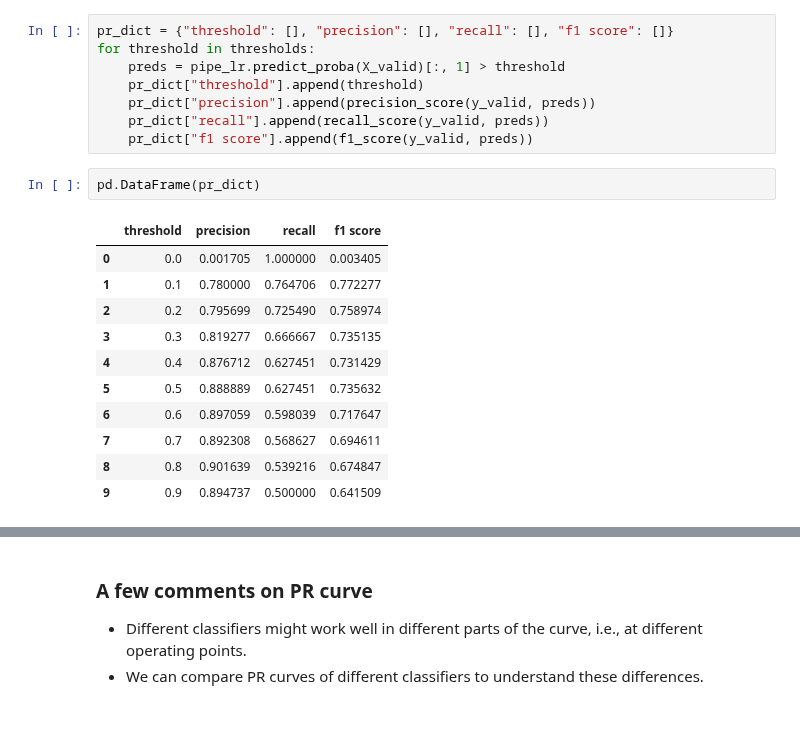
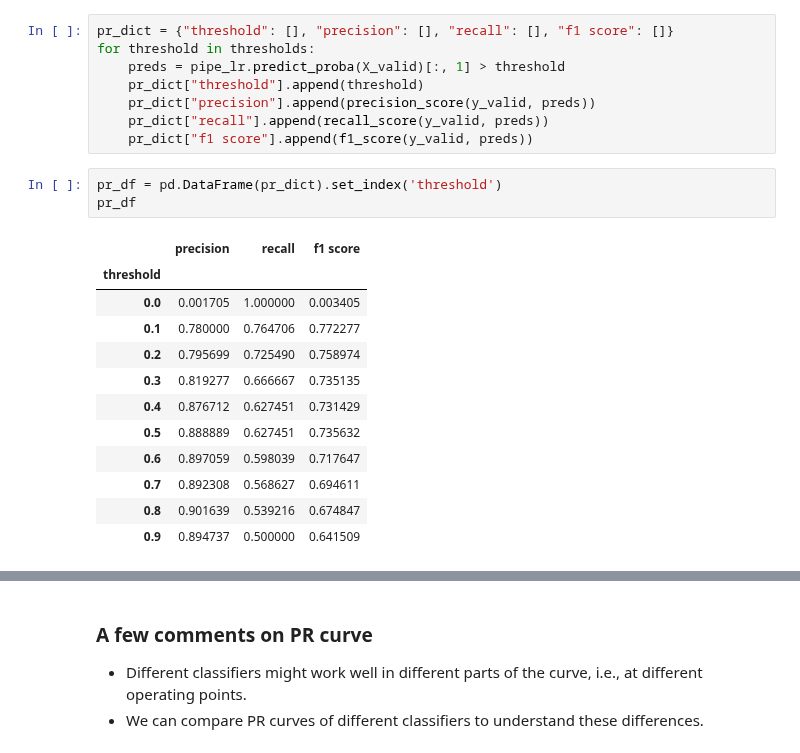
Before and after one commit to UBC-CS/cpsc330-2023s, a Jupyter notebook: lectures/09_classification-metrics.ipynb, the cells around one changed output, grey strips where cells are left out. Cells and saved outputs as stored; diff of their text form; blank space fills up the shorter version.

```diff
--- a/lectures/09_classification-metrics.ipynb
+++ b/lectures/09_classification-metrics.ipynb
@@ -616,17 +688,19 @@ for threshold in thresholds:
     pr_dict["precision"].append(precision_score(y_valid, preds))
     pr_dict["recall"].append(recall_score(y_valid, preds))
     pr_dict["f1 score"].append(f1_score(y_valid, preds))
-# %%
-pd.DataFrame(pr_dict)
-# %% [output]
-|  | threshold | precision | recall | f1 score |
-| 0 | 0.0 | 0.001705 | 1.000000 | 0.003405 |
-| 1 | 0.1 | 0.780000 | 0.764706 | 0.772277 |
-| 2 | 0.2 | 0.795699 | 0.725490 | 0.758974 |
-| 3 | 0.3 | 0.819277 | 0.666667 | 0.735135 |
-| 4 | 0.4 | 0.876712 | 0.627451 | 0.731429 |
-| 5 | 0.5 | 0.888889 | 0.627451 | 0.735632 |
-| 6 | 0.6 | 0.897059 | 0.598039 | 0.717647 |
-| 7 | 0.7 | 0.892308 | 0.568627 | 0.694611 |
-| 8 | 0.8 | 0.901639 | 0.539216 | 0.674847 |
-| 9 | 0.9 | 0.894737 | 0.500000 | 0.641509 |
+# %%
+pr_df = pd.DataFrame(pr_dict).set_index('threshold')
+pr_df
+# %% [output]
+|  | precision | recall | f1 score |
+| threshold |  |  |  |
+| 0.0 | 0.001705 | 1.000000 | 0.003405 |
+| 0.1 | 0.780000 | 0.764706 | 0.772277 |
+| 0.2 | 0.795699 | 0.725490 | 0.758974 |
+| 0.3 | 0.819277 | 0.666667 | 0.735135 |
+| 0.4 | 0.876712 | 0.627451 | 0.731429 |
+| 0.5 | 0.888889 | 0.627451 | 0.735632 |
+| 0.6 | 0.897059 | 0.598039 | 0.717647 |
+| 0.7 | 0.892308 | 0.568627 | 0.694611 |
+| 0.8 | 0.901639 | 0.539216 | 0.674847 |
+| 0.9 | 0.894737 | 0.500000 | 0.641509 |
```
Also changed, not shown: parts of 60 cells of this notebook.
